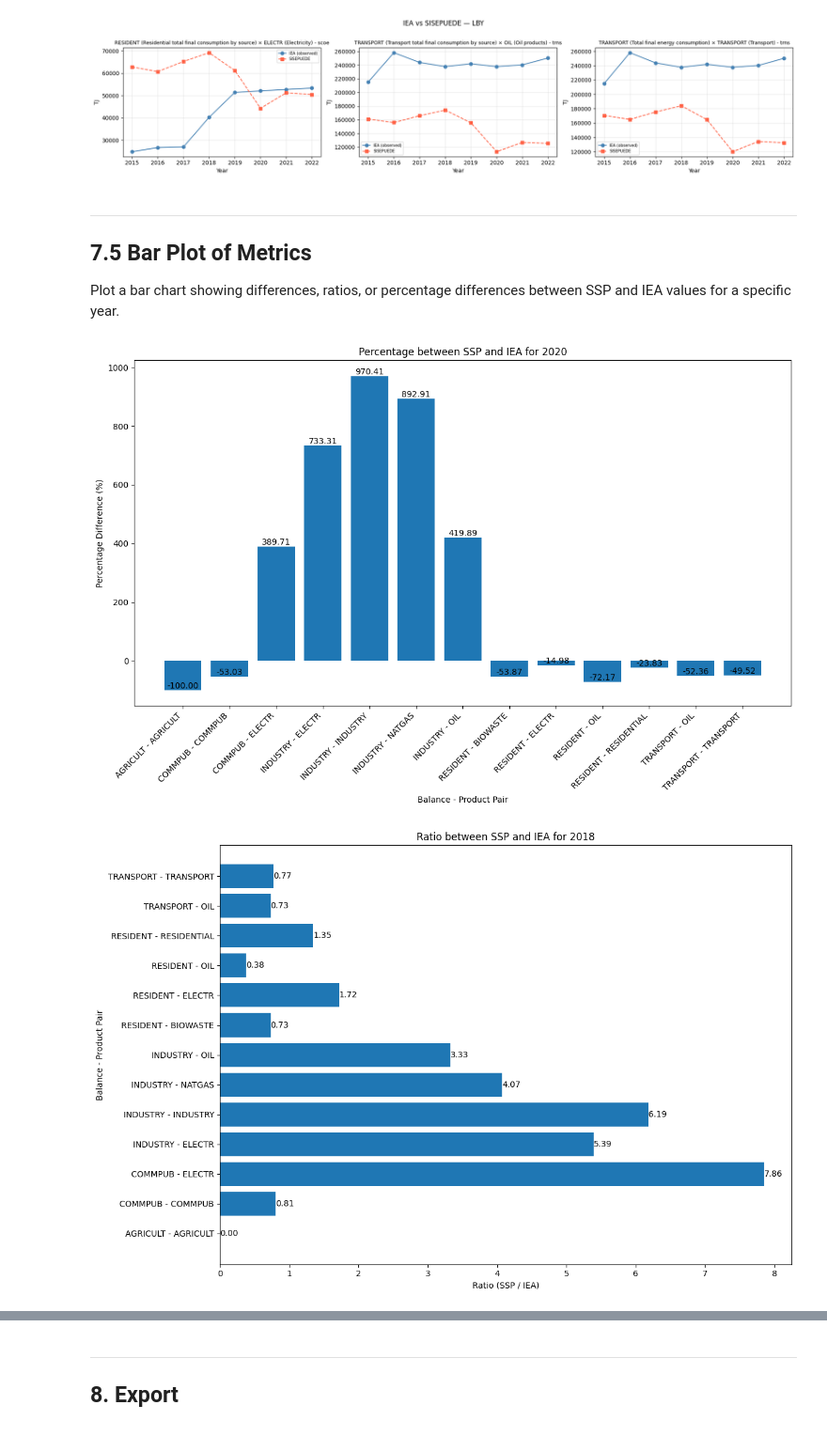
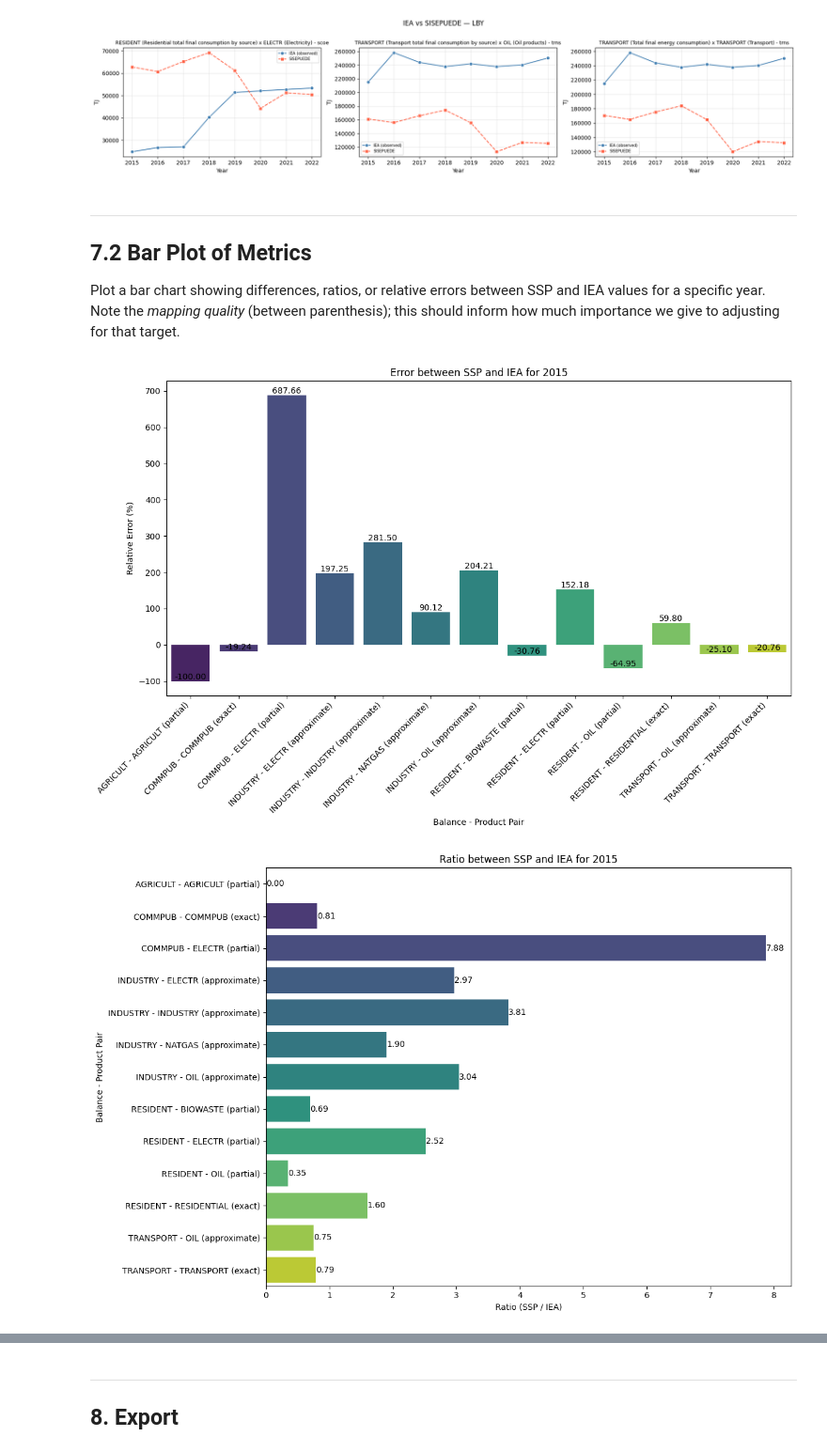
Before and after one commit to dpmendez/sisepuede, a Jupyter notebook: sisepuede/calibration/iea_energy_crosswalk_comparison.ipynb, the cells around one changed output, grey strips where cells are left out. Shown at 94% size. Drawn from its saved outputs; the diff is of its cells as text; code cells hidden in the pictures.

Commit message:
Relative error should be the diagnostic metric. Save it, plot it.

```diff
--- a/sisepuede/calibration/iea_energy_crosswalk_comparison.ipynb
+++ b/sisepuede/calibration/iea_energy_crosswalk_comparison.ipynb
@@ -503,25 +506,26 @@ plot_selected_comparisons(
 [figure]
 # %% [markdown]
 ---
-## 7.5 Bar Plot of Metrics
+## 7.2 Bar Plot of Metrics
 
-Plot a bar chart showing differences, ratios, or percentage differences between SSP and IEA values for a specific year.
+Plot a bar chart showing differences, ratios, or relative errors between SSP and IEA values for a specific year.
+Note the _mapping quality_ (between parenthesis); this should inform how much importance we give to adjusting for that target.
 # %%
-# Example: Vertical bar plot of percentage differences for 2020
+# Example: Vertical bar plot of relative errors for YYYY
 plot_metric_bar(
     df_comparison,
-    year=2020,
-    metric='percentage',
+    year=2015,
+    metric='error',
     orientation='vertical'
 )
 
-# Example: Horizontal bar plot of ratios for 2018
+# Example: Horizontal bar plot of ratios for YYYY
 plot_metric_bar(
     df_comparison,
-    year=2018,
+    year=2015,
     metric='ratio',
     orientation='horizontal'
 )
 # %% [output]
-[figure, old version]
+[figure, new version]
-[figure, old version]
+[figure, new version]
```
Also changed, not shown: parts of 6 cells of this notebook, 2 other files.
